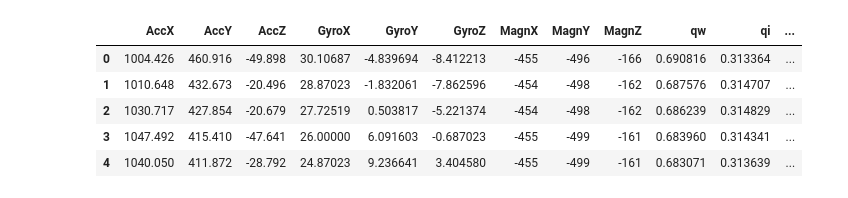
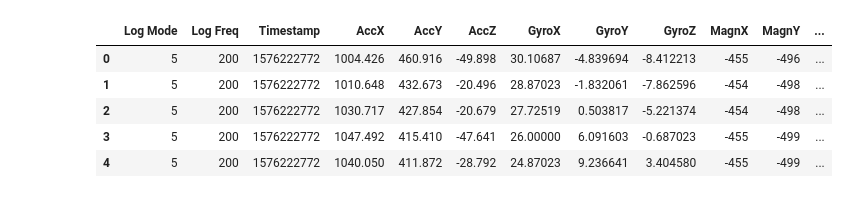
Before and after one commit to paololapo/HeartRateEstimation, a Jupyter notebook: Testing/DimensionalityReduction.ipynb, the cells around one changed output. Cells and saved outputs as stored; diff of their text form; code cells hidden in the pictures.

```diff
--- a/Testing/DimensionalityReduction.ipynb
+++ b/Testing/DimensionalityReduction.ipynb
@@ -13,15 +13,14 @@ from sklearn.pipeline import Pipeline
 from pprint import pprint
 # %%
 data = pd.read_csv("../Data/center_sternum.txt", sep='\t')[14:].reset_index(drop=True)
-data = data.drop(columns=["Log Mode","Log Freq", "Timestamp"])
 data.head()
 # %% [output]
-|  | AccX | AccY | AccZ | GyroX | GyroY | GyroZ | MagnX | MagnY | MagnZ | qw | qi | ... |
-| 0 | 1004.426 | 460.916 | -49.898 | 30.10687 | -4.839694 | -8.412213 | -455 | -496 | -166 | 0.690816 | 0.313364 | ... |
-| 1 | 1010.648 | 432.673 | -20.496 | 28.87023 | -1.832061 | -7.862596 | -454 | -498 | -162 | 0.687576 | 0.314707 | ... |
-| 2 | 1030.717 | 427.854 | -20.679 | 27.72519 | 0.503817 | -5.221374 | -454 | -498 | -162 | 0.686239 | 0.314829 | ... |
-| 3 | 1047.492 | 415.410 | -47.641 | 26.00000 | 6.091603 | -0.687023 | -455 | -499 | -161 | 0.683960 | 0.314341 | ... |
-| 4 | 1040.050 | 411.872 | -28.792 | 24.87023 | 9.236641 | 3.404580 | -455 | -499 | -161 | 0.683071 | 0.313639 | ... |
+|  | Log Mode | Log Freq | Timestamp | AccX | AccY | AccZ | GyroX | GyroY | GyroZ | MagnX | MagnY | ... |
+| 0 | 5 | 200 | 1576222772 | 1004.426 | 460.916 | -49.898 | 30.10687 | -4.839694 | -8.412213 | -455 | -496 | ... |
+| 1 | 5 | 200 | 1576222772 | 1010.648 | 432.673 | -20.496 | 28.87023 | -1.832061 | -7.862596 | -454 | -498 | ... |
+| 2 | 5 | 200 | 1576222772 | 1030.717 | 427.854 | -20.679 | 27.72519 | 0.503817 | -5.221374 | -454 | -498 | ... |
+| 3 | 5 | 200 | 1576222772 | 1047.492 | 415.410 | -47.641 | 26.00000 | 6.091603 | -0.687023 | -455 | -499 | ... |
+| 4 | 5 | 200 | 1576222772 | 1040.050 | 411.872 | -28.792 | 24.87023 | 9.236641 | 3.404580 | -455 | -499 | ... |
 # %%
 ## Pre-processing data: scaling
 scaler = StandardScaler()
```
Also changed, not shown: parts of 4 cells of this notebook, 2 other files.
